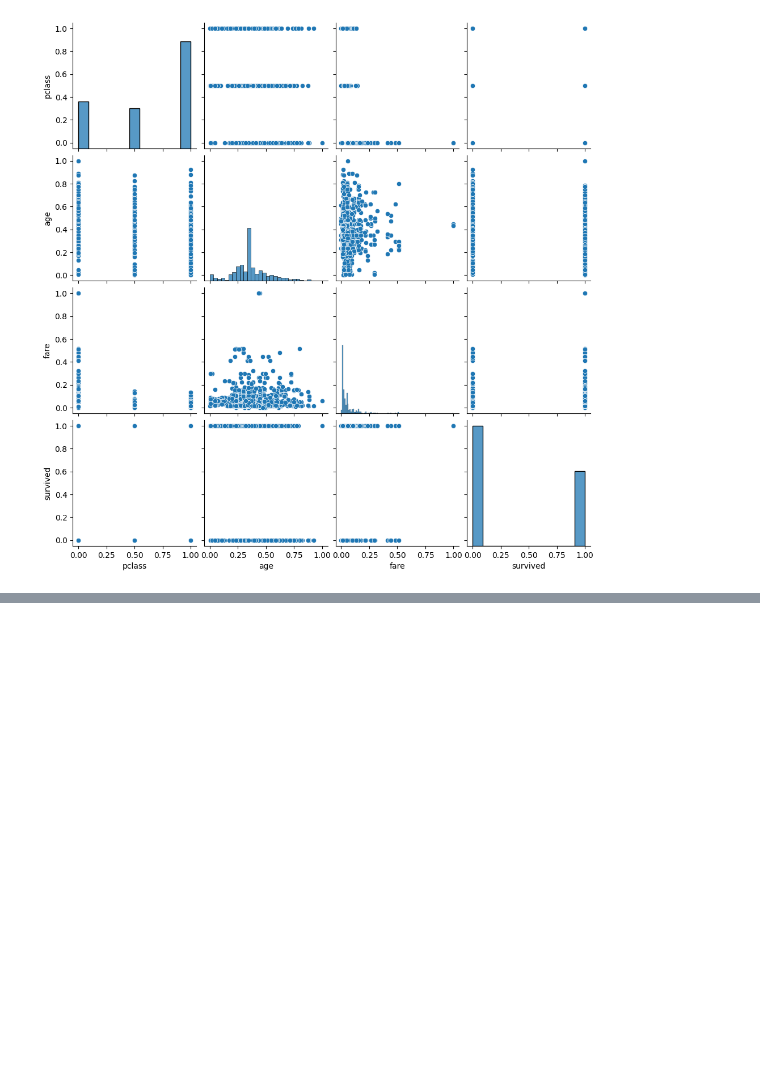
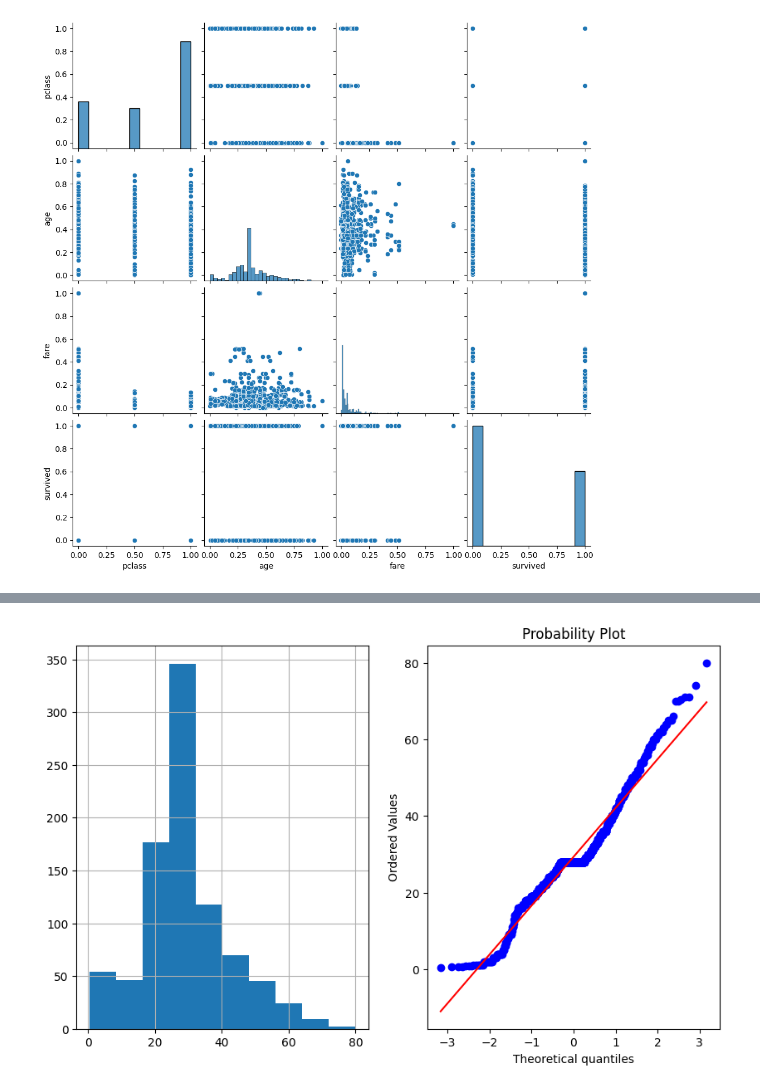
Before and after one commit to cmd-cosmos/ml-algorithms, a Jupyter notebook: Feature-Engineering/all-FE-methods.ipynb, the cells around one changed output, grey strips where cells are left out. Saved outputs shown, nothing was run; the diff lists cells and outputs as text; code cells hidden in the pictures; blank space fills up the shorter version.

```diff
--- a/Feature-Engineering/all-FE-methods.ipynb
+++ b/Feature-Engineering/all-FE-methods.ipynb
@@ -163,0 +189,27 @@ df_robust_scaler_transformed.head()
+# %%
+### Gaussian Transformation - some ANNs and most supervised learning algos like lin and log regr. assume that the features are linearly distributed.
+### convert data sets belonging to other distributions into a gaussian distribution
+
+'''
+Any of these can be used to transform data set to follow a normal distri:
+
+- Logarithmic Transformation
+- Reciprocal Transformation
+- Square Root Transformation
+- Exponential Transformation
+- Box Cox Transformation
+'''
+
+## Q-Q plot to check if a feature is gaussian or not
+def plot_fig(df, feature):
+    plt.figure(figsize=(10,6))
+    plt.subplot(1,2,1)
+    df[feature].hist()
+    plt.subplot(1,2,2)
+    stat.probplot(df[feature], dist='norm', plot=pylab)
+    plt.show()
+
+plot_fig(titanic_df, 'age')
+### visible that the data is slighly right skewed and we want to find a transformation that gives us the gaussian version of the distribution
+# %% [output]
+[figure, added]
```
Also changed, not shown: parts of 12 cells of this notebook.
